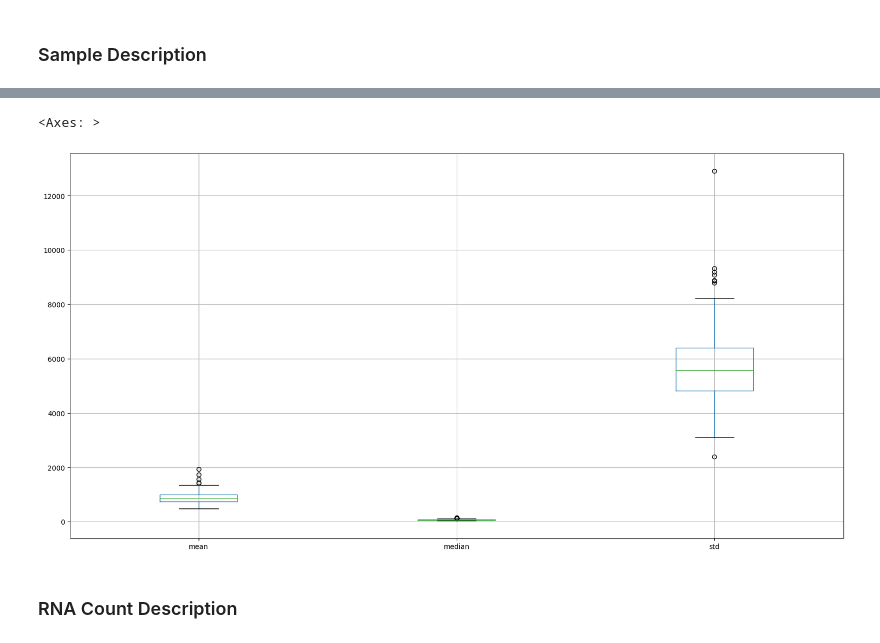
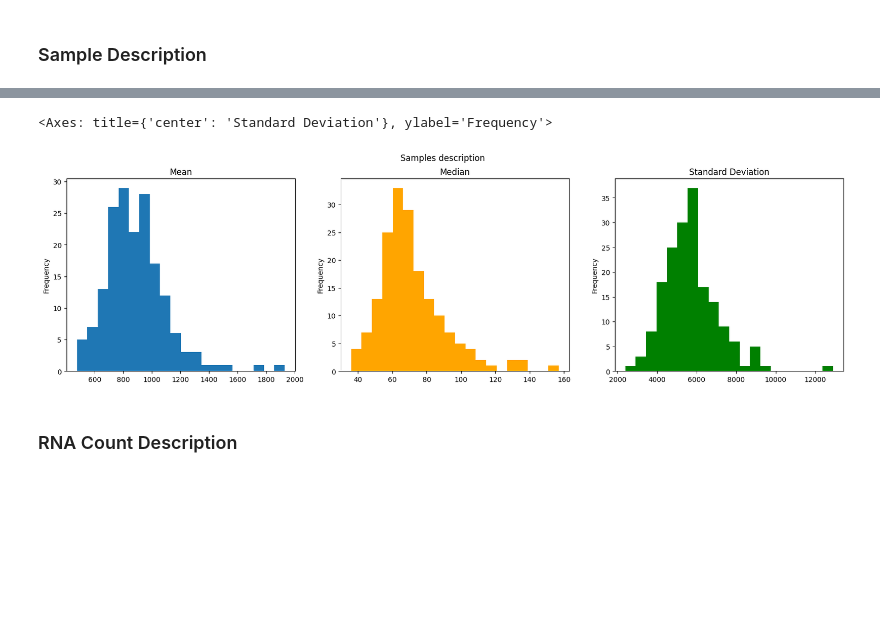
Before and after one commit to demic-dev/als-biomarker-identification-project, a Jupyter notebook: Report.ipynb, the cells around one changed output, grey strips where cells are left out. Drawn from its saved outputs; the diff is of its cells as text; code cells hidden in the pictures; blank space fills up the shorter version.

```diff
--- a/Report.ipynb
+++ b/Report.ipynb
@@ -89,10 +57,18 @@ samples.get_samples().std(axis=1).plot.hist(bins=20)
-# %%
-fig = plt.gcf()
-fig.set_size_inches(20, 10)
-
-descriptive_stats_by_samples.boxplot()
-# %% [output]
-<Axes: >
-[figure, removed]
+# %%
+fig, (ax0, ax1, ax2) = plt.subplots(nrows=1,ncols=3, figsize=(20,5))
+
+fig.suptitle("Samples description")
+
+ax0.set_title("Mean")
+samples.get_samples().mean(axis=1).plot.hist(ax=ax0, bins=20)
+
+ax1.set_title("Median")
+samples.get_samples().median(axis=1).plot.hist(ax=ax1, bins=20, color="orange")
+
+ax2.set_title("Standard Deviation")
+samples.get_samples().std(axis=1).plot.hist(ax=ax2, bins=20, color="green")
+# %% [output]
+<Axes: title={'center': 'Standard Deviation'}, ylabel='Frequency'>
+[figure, added]
 # %% [markdown]
 ### RNA Count Description
```
Also changed, not shown: parts of 35 cells of this notebook, 2 other files.
